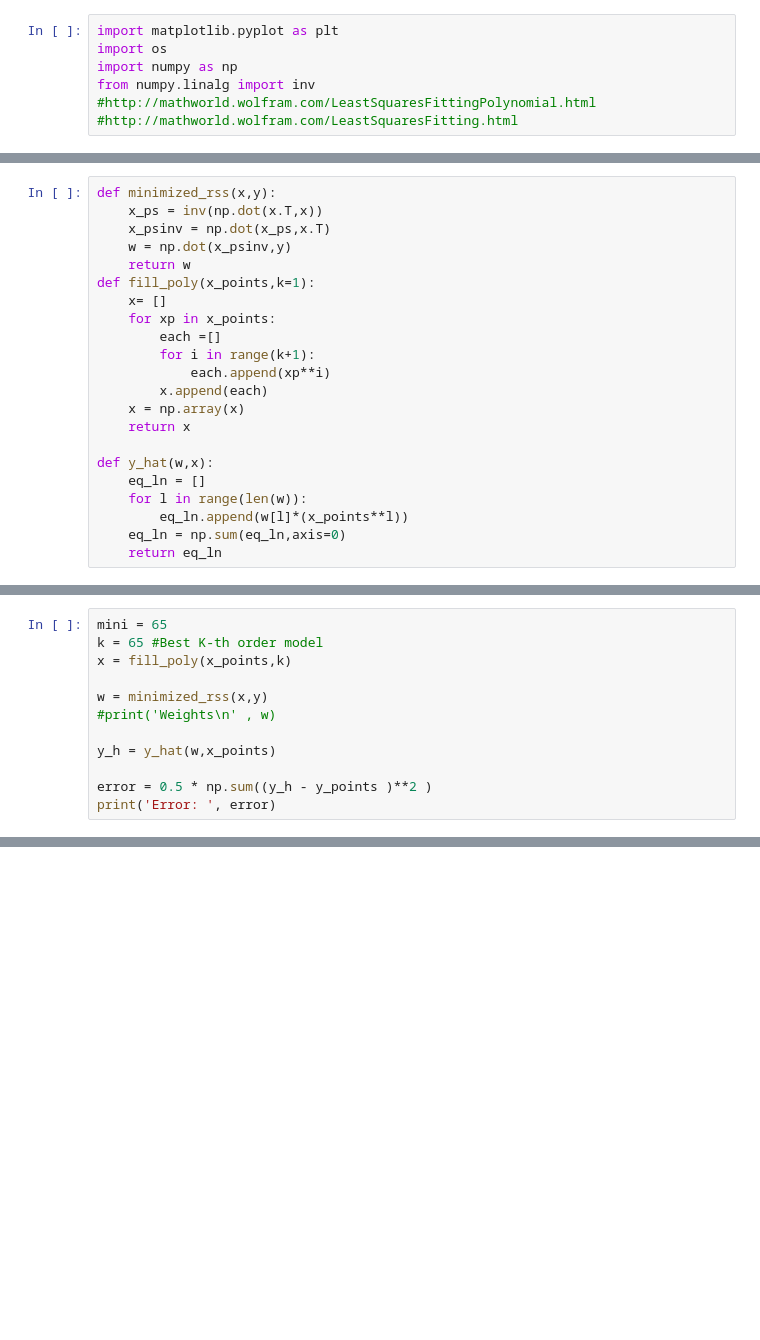
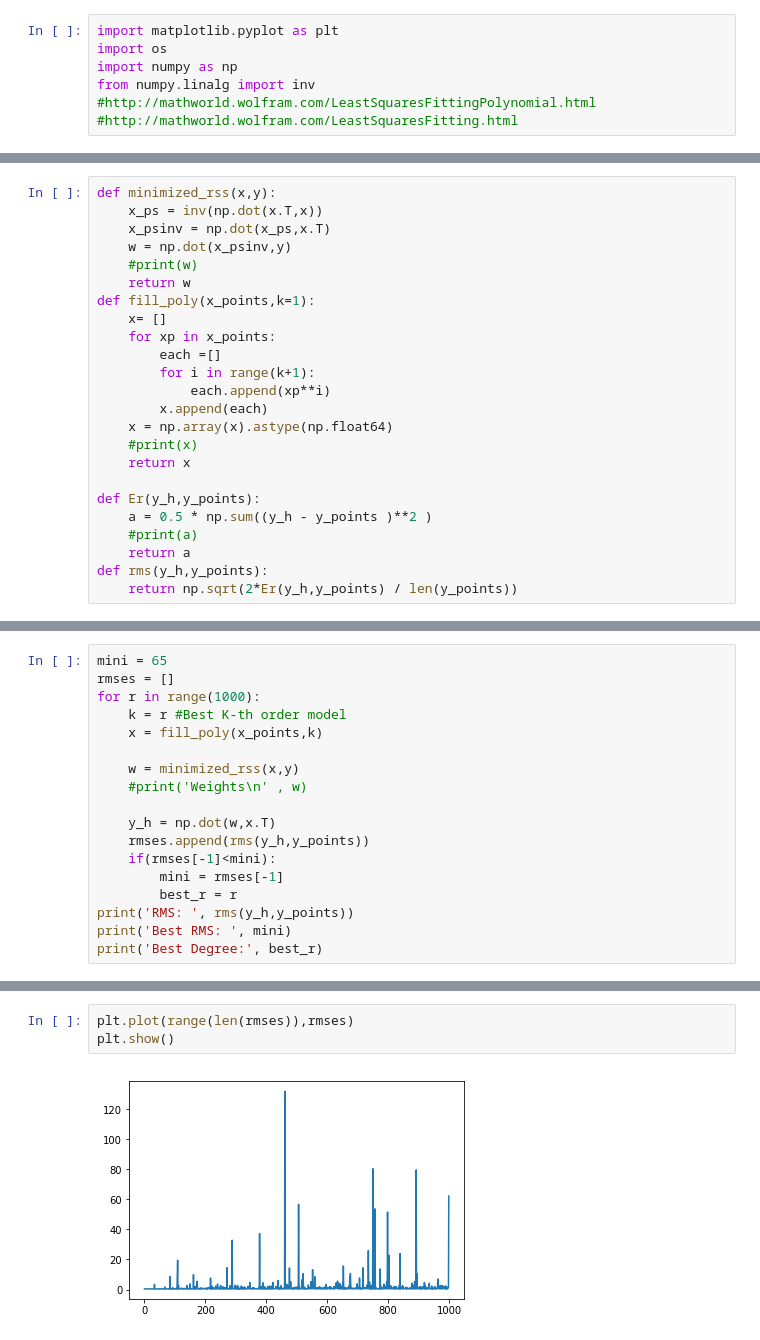
Before and after one commit to AmrAbdelGhani/PA_A1, a Jupyter notebook: LeastSQ.ipynb, the cells around one changed output, grey strips where cells are left out. Drawn from its saved outputs; the diff is of its cells as text; blank space fills up the shorter version.

Commit message:
LeastSQ modified least RMS
Plot RMS curve, specified best degree = 65, added grid

```diff
--- a/LeastSQ.ipynb
+++ b/LeastSQ.ipynb
@@ -25,6 +39,7 @@ def minimized_rss(x,y):
     x_ps = inv(np.dot(x.T,x))
     x_psinv = np.dot(x_ps,x.T)
     w = np.dot(x_psinv,y)
+    #print(w)
     return w
 def fill_poly(x_points,k=1):
     x= []
@@ -33,12 +48,13 @@ def fill_poly(x_points,k=1):
         for i in range(k+1):
             each.append(xp**i)
         x.append(each)
-    x = np.array(x)
+    x = np.array(x).astype(np.float64)
+    #print(x)
     return x
 
-def y_hat(w,x):
-    eq_ln = []
-    for l in range(len(w)):
-        eq_ln.append(w[l]*(x_points**l))
-    eq_ln = np.sum(eq_ln,axis=0)
-    return eq_ln
+def Er(y_h,y_points):
+    a = 0.5 * np.sum((y_h - y_points )**2 )
+    #print(a)
+    return a
+def rms(y_h,y_points):
+    return np.sqrt(2*Er(y_h,y_points) / len(y_points))
@@ -51,13 +61,19 @@ y.shape = (y.size,1)
 # %%
 mini = 65
-k = 65 #Best K-th order model
-x = fill_poly(x_points,k)
+rmses = []
+for r in range(1000):
+    k = r #Best K-th order model
+    x = fill_poly(x_points,k)
 
-w = minimized_rss(x,y)
-#print('Weights\n' , w)
+    w = minimized_rss(x,y)
+    #print('Weights\n' , w)
 
-y_h = y_hat(w,x_points)
-
-error = 0.5 * np.sum((y_h - y_points )**2 )
-print('Error: ', error)
+    y_h = np.dot(w,x.T)
+    rmses.append(rms(y_h,y_points))
+    if(rmses[-1]<mini):
+        mini = rmses[-1]
+        best_r = r
+print('RMS: ', rms(y_h,y_points))
+print('Best RMS: ', mini)
+print('Best Degree:', best_r)
 # %% [output]
@@ -90,0 +83,5 @@ plt.show()
+# %%
+plt.plot(range(len(rmses)),rmses)
+plt.show()
+# %% [output]
+[figure, added]
```
Also changed, not shown: parts of 9 cells of this notebook.
